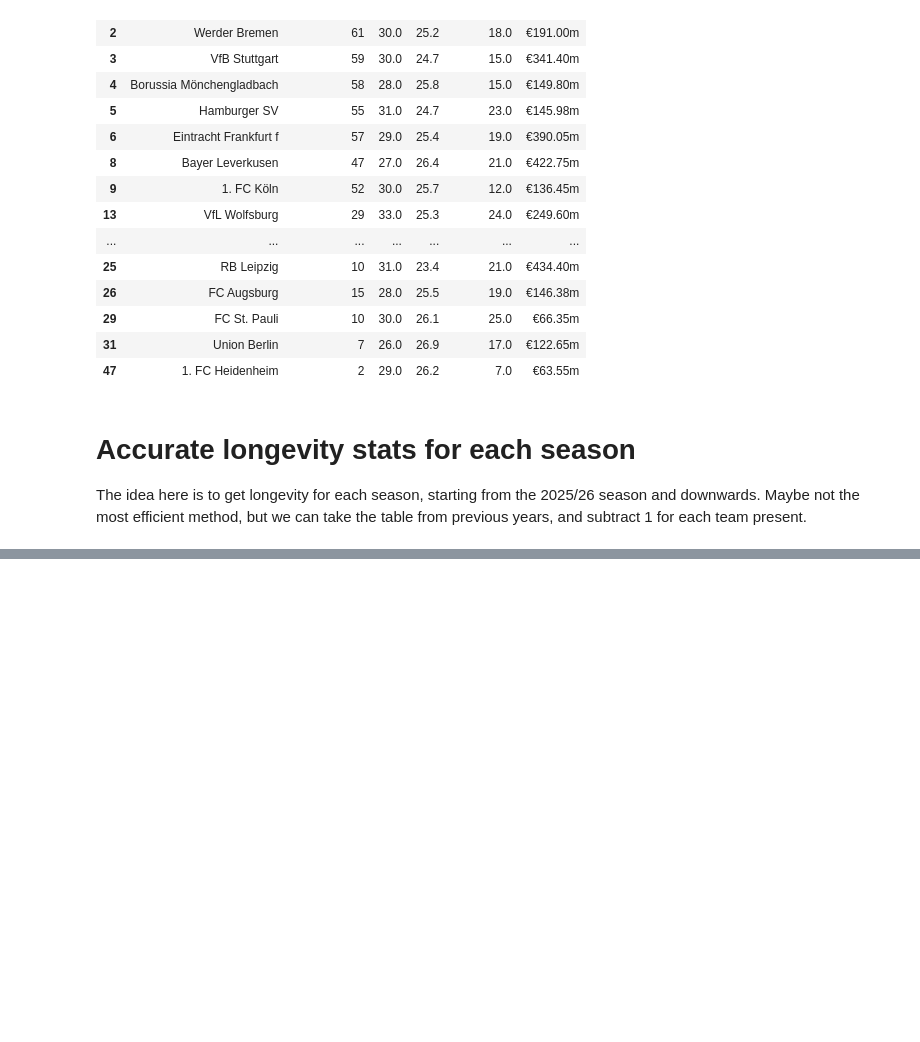
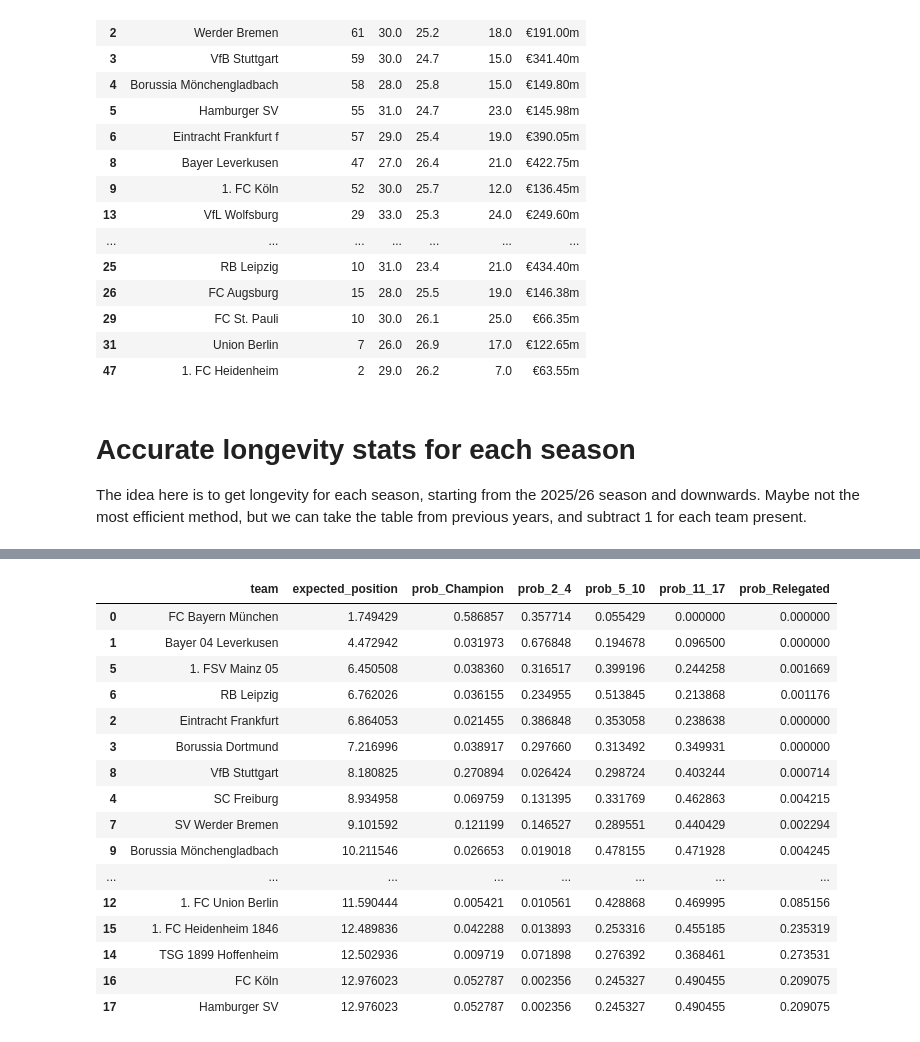
Before and after one commit to Keenan-Penner/Bundesliga_predictor, a Jupyter notebook: project.ipynb, the cells around one changed output, grey strips where cells are left out. Drawn from its saved outputs; the diff is of its cells as text; code cells hidden in the pictures; blank space fills up the shorter version.

```diff
--- a/project.ipynb
+++ b/project.ipynb
@@ -888,0 +817,36 @@ create_longevity_data(2019)
+# %%
+def merge_on_team_name(table_left : pd.DataFrame, key_left : str, table_right : pd.DataFrame, key_right : str) -> pd.DataFrame :
+    # stats = pd.read_csv(f"data/squad_values_{season}-{season +1}.csv")
+    #fuzzy matching - the names from the table are not necessarily the same as the ones in the stats
+    teams_left = table_left[key_left].tolist()
+
+    def match_team(teams_right):
+        match, score, _ = process.extractOne(
+            teams_right,
+            teams_left,
+            scorer = fuzz.token_sort_ratio
+        )
+        # if score <= 60:
+        #     # print(f"LOW SCORE: '{teams_right}' -> '{match}' ({score})")
+        #     return teams_right
+
+        # if teams_right != match:
+        #     print(f"MATCH: '{teams_right}' -> '{match}' ({score})")
+
+        # return match
+        return match if score > 65 else teams_right
+
+    # print(f"before: {stats}")
+
+    table_right[key_right] = table_right[key_right].apply(match_team)
+
+    # print(f"after: {stats}")
+
+    result = pd.merge(table_left, table_right, left_on= key_left, right_on= key_right, how= "left")
+
+    result.drop(columns= key_right, inplace= True)
+
+    return result
+
+# key_right is team
+#key_left is team_name
@@ -888,0 +946,3 @@ create_longevity_data(2019)
+# %%
+X, y, df = prep_data3(2019, 2024)
+print(X.shape, y.shape)
@@ -888,0 +1037,20 @@ create_longevity_data(2019)
+# %%
+tables["model_1"][1]
+# %% [output]
+|  | team | expected_position | prob_Champion | prob_2_4 | prob_5_10 | prob_11_17 | prob_Relegated |
+| 0 | FC Bayern München | 1.749429 | 0.586857 | 0.357714 | 0.055429 | 0.000000 | 0.000000 |
+| 1 | Bayer 04 Leverkusen | 4.472942 | 0.031973 | 0.676848 | 0.194678 | 0.096500 | 0.000000 |
+| 5 | 1. FSV Mainz 05 | 6.450508 | 0.038360 | 0.316517 | 0.399196 | 0.244258 | 0.001669 |
+| 6 | RB Leipzig | 6.762026 | 0.036155 | 0.234955 | 0.513845 | 0.213868 | 0.001176 |
+| 2 | Eintracht Frankfurt | 6.864053 | 0.021455 | 0.386848 | 0.353058 | 0.238638 | 0.000000 |
+| 3 | Borussia Dortmund | 7.216996 | 0.038917 | 0.297660 | 0.313492 | 0.349931 | 0.000000 |
+| 8 | VfB Stuttgart | 8.180825 | 0.270894 | 0.026424 | 0.298724 | 0.403244 | 0.000714 |
+| 4 | SC Freiburg | 8.934958 | 0.069759 | 0.131395 | 0.331769 | 0.462863 | 0.004215 |
+| 7 | SV Werder Bremen | 9.101592 | 0.121199 | 0.146527 | 0.289551 | 0.440429 | 0.002294 |
+| 9 | Borussia Mönchengladbach | 10.211546 | 0.026653 | 0.019018 | 0.478155 | 0.471928 | 0.004245 |
+| ... | ... | ... | ... | ... | ... | ... | ... |
+| 12 | 1. FC Union Berlin | 11.590444 | 0.005421 | 0.010561 | 0.428868 | 0.469995 | 0.085156 |
+| 15 | 1. FC Heidenheim 1846 | 12.489836 | 0.042288 | 0.013893 | 0.253316 | 0.455185 | 0.235319 |
+| 14 | TSG 1899 Hoffenheim | 12.502936 | 0.009719 | 0.071898 | 0.276392 | 0.368461 | 0.273531 |
+| 16 | FC Köln | 12.976023 | 0.052787 | 0.002356 | 0.245327 | 0.490455 | 0.209075 |
+| 17 | Hamburger SV | 12.976023 | 0.052787 | 0.002356 | 0.245327 | 0.490455 | 0.209075 |
```
Also changed, not shown: parts of 26 cells of this notebook.
